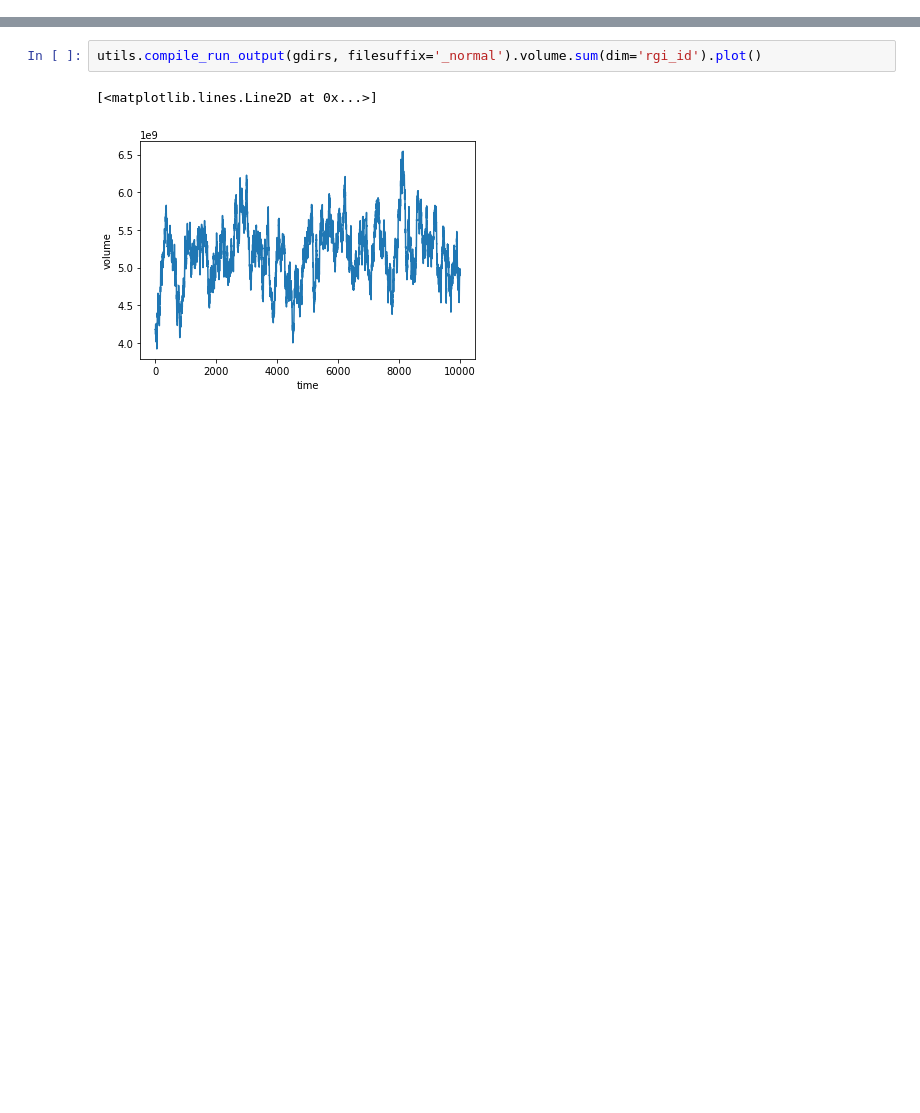
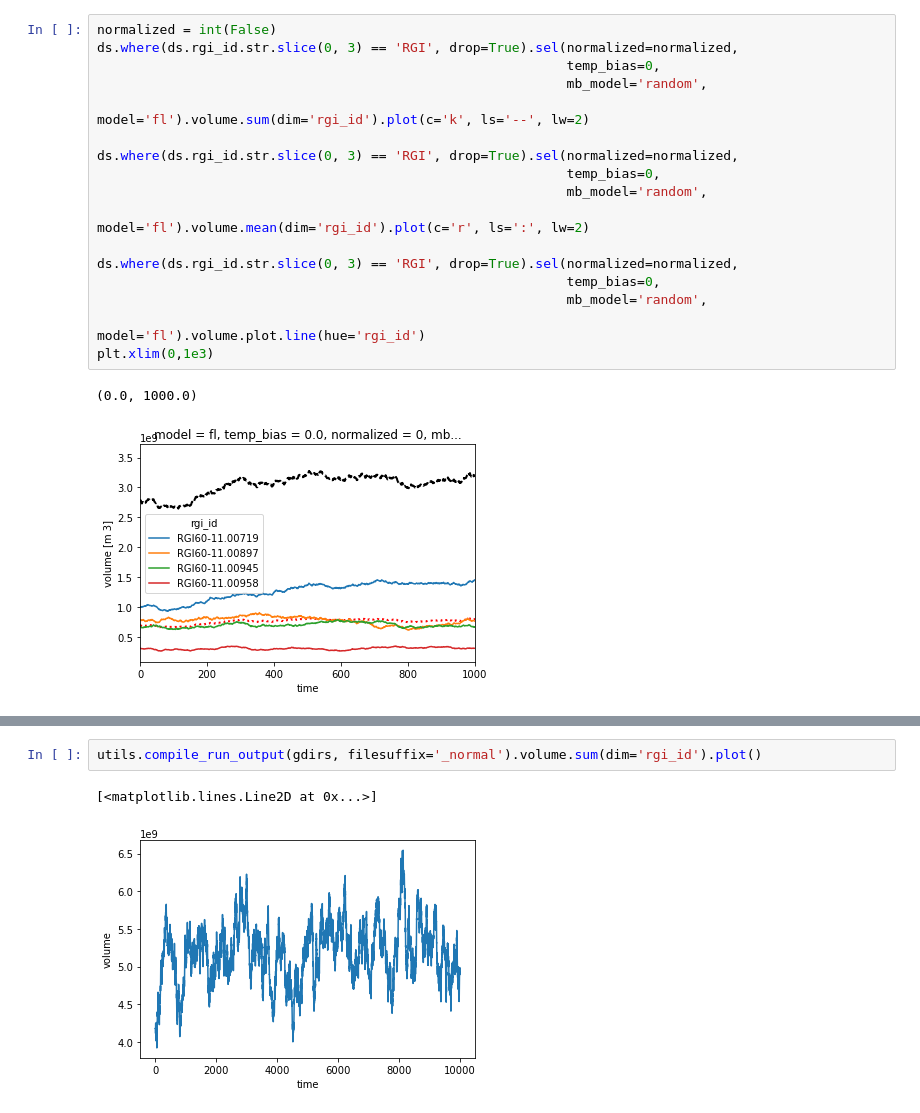
Before and after one commit to oberrauch/vascaling, a Jupyter notebook: notebooks/tmp.ipynb, the cells around one changed output, grey strips where cells are left out. Saved outputs shown, nothing was run; the diff lists cells and outputs as text; blank space fills up the shorter version.

```diff
--- a/notebooks/tmp.ipynb
+++ b/notebooks/tmp.ipynb
@@ -20,0 +284,20 @@ from oggm.core import gis, climate, flowline, vascaling
+# %%
+normalized = int(False)
+ds.where(ds.rgi_id.str.slice(0, 3) == 'RGI', drop=True).sel(normalized=normalized,
+                                                            temp_bias=0,
+                                                            mb_model='random',
+                                                            model='fl').volume.sum(dim='rgi_id').plot(c='k', ls='--', lw=2)
+
+ds.where(ds.rgi_id.str.slice(0, 3) == 'RGI', drop=True).sel(normalized=normalized,
+                                                            temp_bias=0,
+                                                            mb_model='random',
+                                                            model='fl').volume.mean(dim='rgi_id').plot(c='r', ls=':', lw=2)
+
+ds.where(ds.rgi_id.str.slice(0, 3) == 'RGI', drop=True).sel(normalized=normalized,
+                                                            temp_bias=0,
+                                                            mb_model='random',
+                                                            model='fl').volume.plot.line(hue='rgi_id')
+plt.xlim(0,1e3)
+# %% [output]
+(0.0, 1000.0)
+[figure, added]
```
Also changed, not shown: parts of 52 cells of this notebook, 14 other files.
